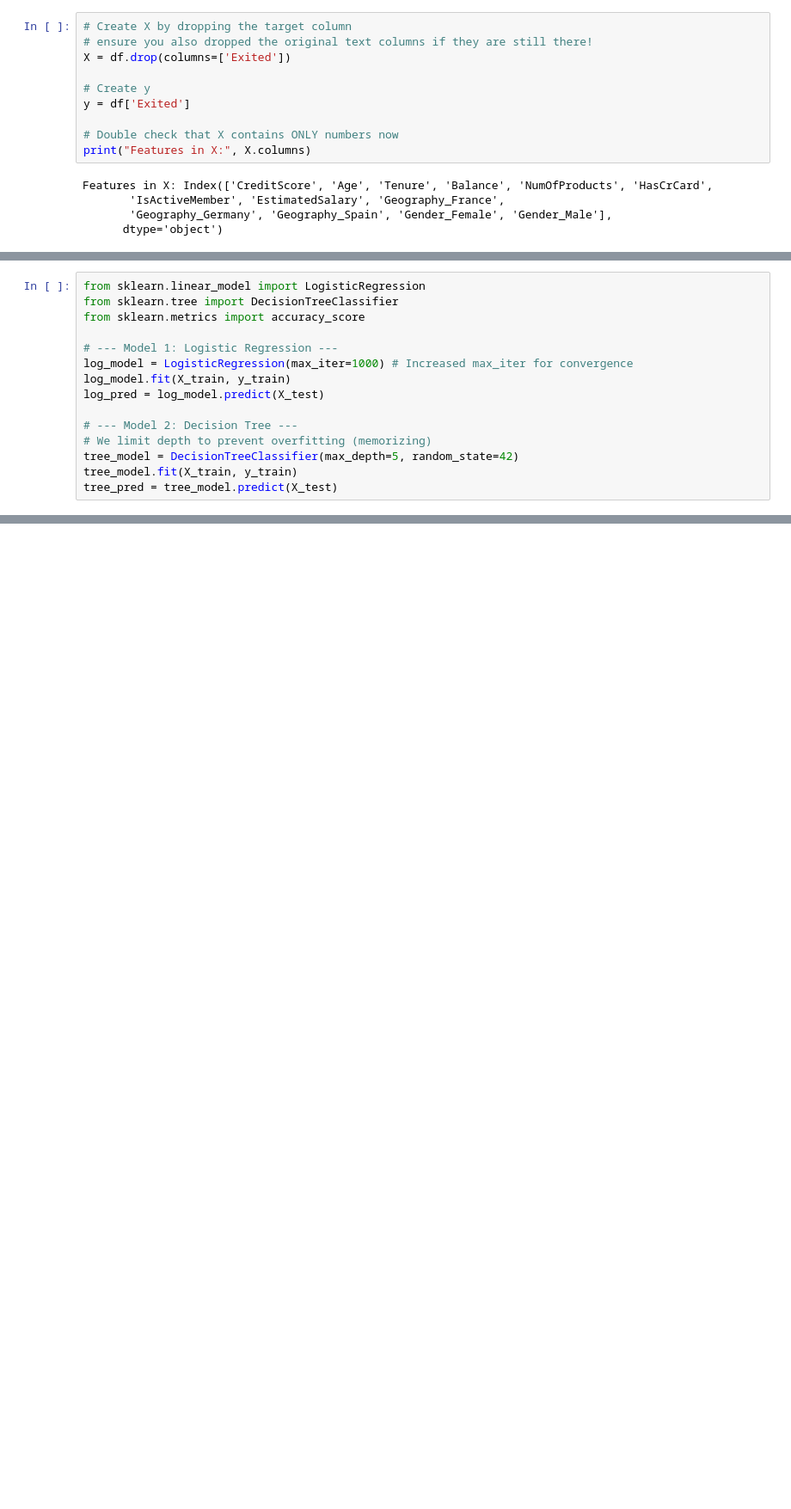
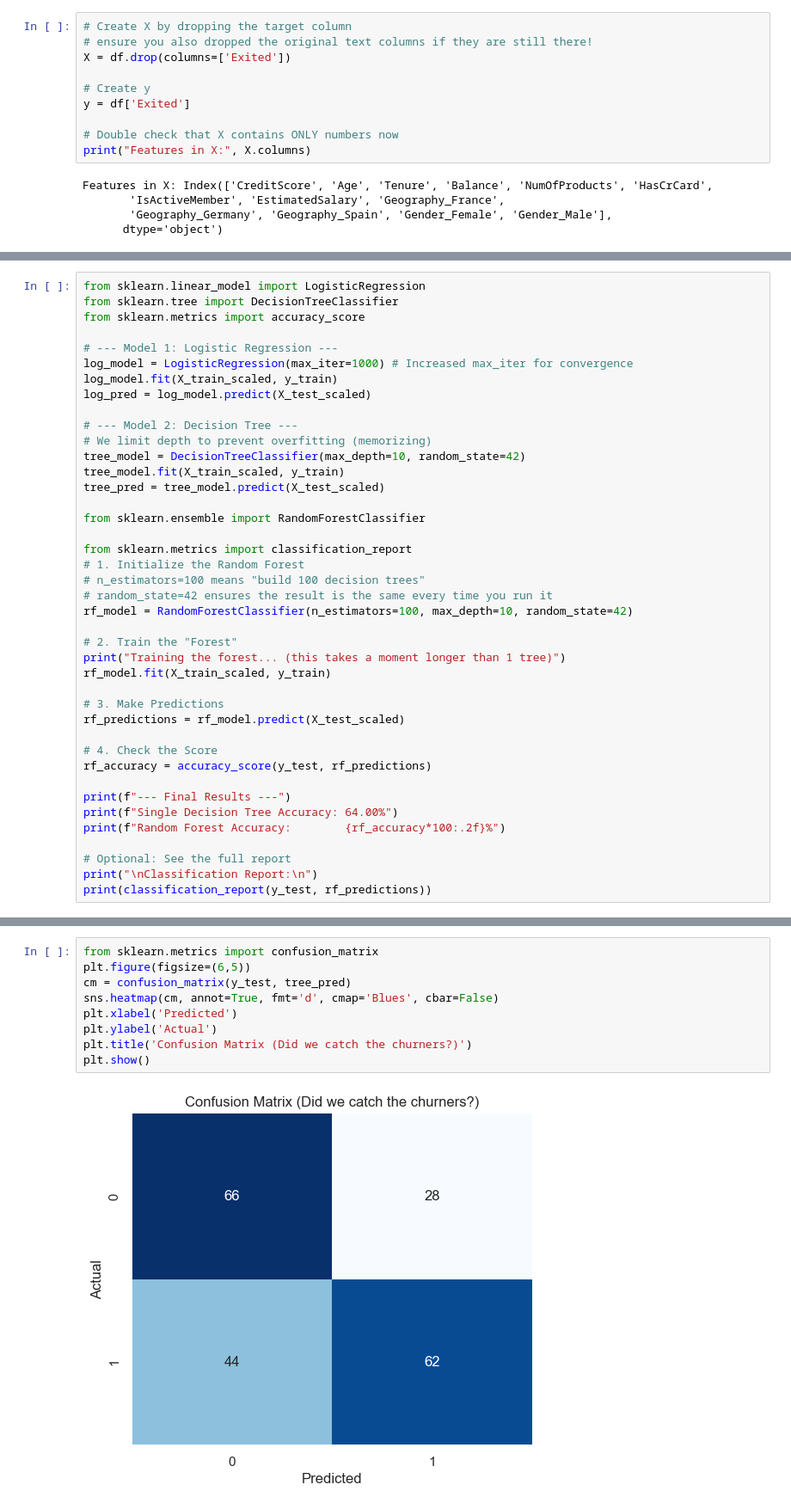
Before and after one commit to AmanTrivedi2007/Telecom-Churn-Analysis-Identifying-High-Risk-Customer-Segments, a Jupyter notebook: mlproject3.ipynb, the cells around one changed output, grey strips where cells are left out. Shown at 86% size. Drawn from its saved outputs; the diff is of its cells as text; blank space fills up the shorter version.

```diff
--- a/mlproject3.ipynb
+++ b/mlproject3.ipynb
@@ -273,12 +277,38 @@ from sklearn.metrics import accuracy_score
 
 # --- Model 1: Logistic Regression ---
 log_model = LogisticRegression(max_iter=1000) # Increased max_iter for convergence
-log_model.fit(X_train, y_train)
-log_pred = log_model.predict(X_test)
+log_model.fit(X_train_scaled, y_train)
+log_pred = log_model.predict(X_test_scaled)
 
 # --- Model 2: Decision Tree ---
 # We limit depth to prevent overfitting (memorizing)
-tree_model = DecisionTreeClassifier(max_depth=5, random_state=42)
-tree_model.fit(X_train, y_train)
-tree_pred = tree_model.predict(X_test)
+tree_model = DecisionTreeClassifier(max_depth=10, random_state=42)
+tree_model.fit(X_train_scaled, y_train)
+tree_pred = tree_model.predict(X_test_scaled)
+
+from sklearn.ensemble import RandomForestClassifier
+
+from sklearn.metrics import classification_report
+# 1. Initialize the Random Forest
+# n_estimators=100 means "build 100 decision trees"
+# random_state=42 ensures the result is the same every time you run it
+rf_model = RandomForestClassifier(n_estimators=100, max_depth=10, random_state=42)
+
+# 2. Train the "Forest"
+print("Training the forest... (this takes a moment longer than 1 tree)")
+rf_model.fit(X_train_scaled, y_train)
+
+# 3. Make Predictions
+rf_predictions = rf_model.predict(X_test_scaled)
+
+# 4. Check the Score
+rf_accuracy = accuracy_score(y_test, rf_predictions)
+
+print(f"--- Final Results ---")
+print(f"Single Decision Tree Accuracy: 64.00%")
+print(f"Random Forest Accuracy:        {rf_accuracy*100:.2f}%")
+
+# Optional: See the full report
+print("\nClassification Report:\n")
+print(classification_report(y_test, rf_predictions))
 # %% [output]
@@ -323 +371,12 @@ Gender_Male          0.000000
 dtype: float64
+# %%
+from sklearn.metrics import confusion_matrix
+plt.figure(figsize=(6,5))
+cm = confusion_matrix(y_test, tree_pred)
+sns.heatmap(cm, annot=True, fmt='d', cmap='Blues', cbar=False)
+plt.xlabel('Predicted')
+plt.ylabel('Actual')
+plt.title('Confusion Matrix (Did we catch the churners?)')
+plt.show()
+# %% [output]
+[figure, added]
```
Also changed, not shown: parts of 8 cells of this notebook.
